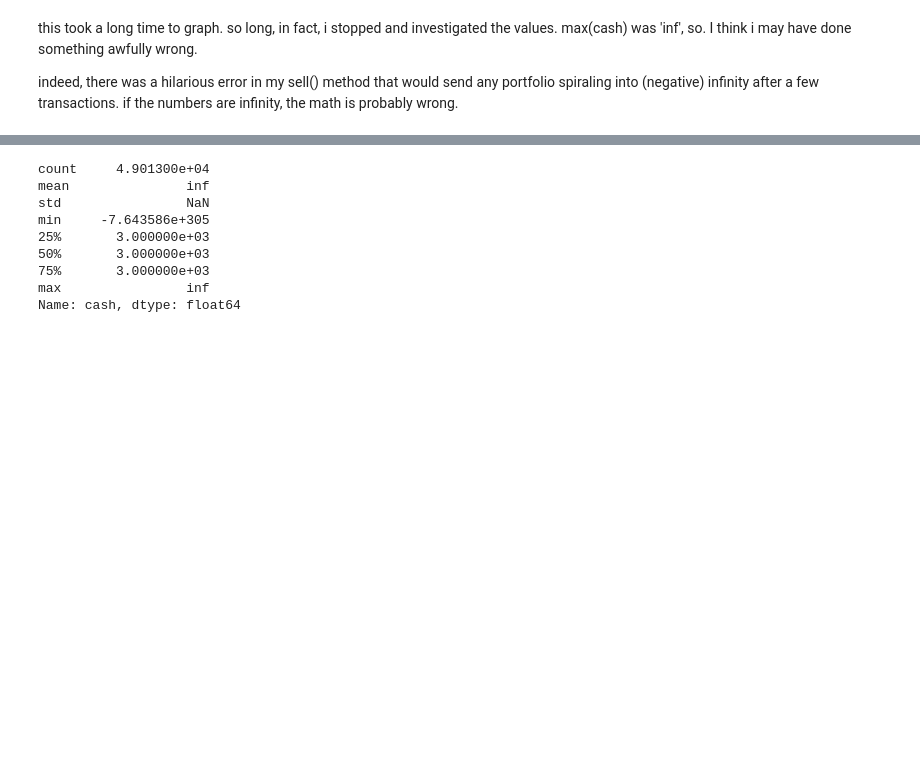
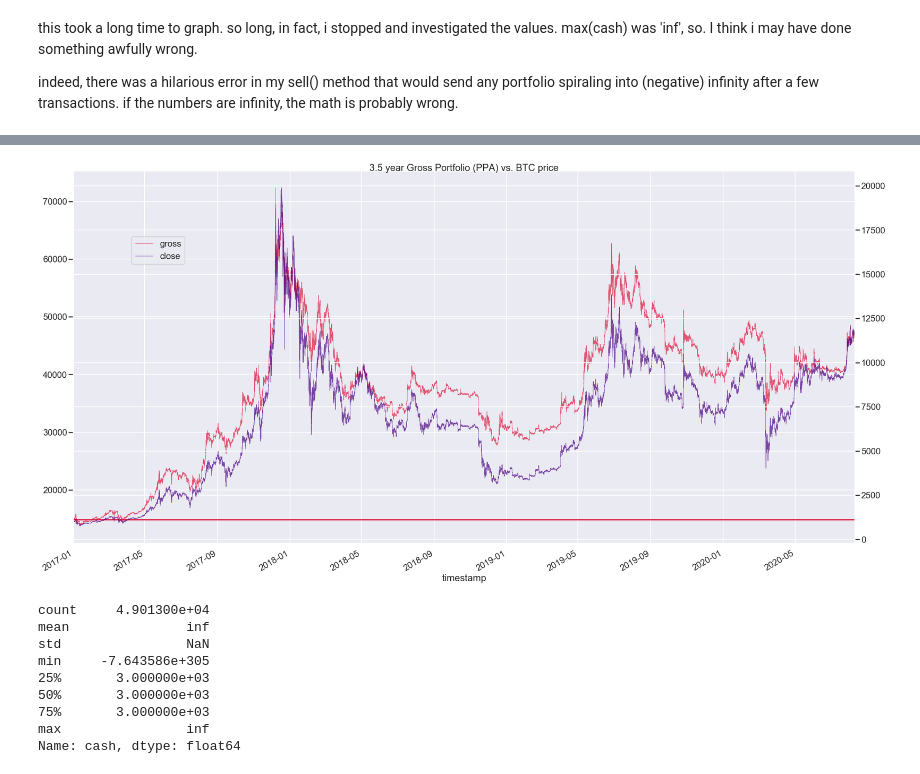
Before and after one commit to mcleverley/crypto_ppa, a Jupyter notebook: backtesting.ipynb, the cells around one changed output, grey strips where cells are left out. Cells and saved outputs as stored; diff of their text form; code cells hidden in the pictures; blank space fills up the shorter version.

```diff
--- a/backtesting.ipynb
+++ b/backtesting.ipynb
@@ -547,0 +584,6 @@ KeyboardInterrupt:
+# %%
+def calc_gross(row): # gross wealth of 'coin' and 'cash' in usd
+    # just multiply 'coin' by 'closing_price' and add to cash
+    gross = row['cash'] + (row['coin']*row['close'])
+    return gross
+df['gross'] = df.apply(lambda row: calc_gross(row), axis=1)
@@ -547,0 +635,37 @@ KeyboardInterrupt:
+# %%
+def draw_gross_portfolio(df): # dataframe. subset the timestamps to zoom in on an area
+
+    sns.set(style="darkgrid", rc={'figure.figsize':(35,19)})
+    sns.set_context('poster')
+
+    w = 1 # line width
+    # tinkering with alpha levels to make it more readable
+    ax = df.plot(x="timestamp", y='gross', color='crimson', alpha=0.7, legend=False,linewidth=w)
+
+#     ax2 = ax.twinx() # twin axes for multilines
+#     df.plot(x="timestamp", y='adj_coin', ax=ax2, color='darkorange', alpha=0.7, legend=False,linewidth=w)
+
+    ax3 = ax.twinx()
+    df.plot(x='timestamp', y='close', ax=ax3, color='indigo', alpha=0.7, legend=False,linewidth=w,
+#             tick_params={
+#     axis:'y',          # changes apply to the x-axis
+#     which:'both',      # both major and minor ticks are affected
+#     bottom:False,      # ticks along the bottom edge are off
+#     top:False,         # ticks along the top edge are off
+#     labelbottom:False}
+           )
+
+    ax.figure.legend(loc='lower right', bbox_to_anchor=(0.15, 0.58, 0,0))
+    plt.title('3.5 year Gross Portfolio (PPA) vs. BTC price',
+              fontdict={'verticalalignment': 'center',})
+    # horizontal lines denote starting investment
+    ax.axhline(y=df.iloc[0]['gross'], color='crimson')
+#     ax2.axhline(y=df.iloc[0]['adj_coin'], color='darkorange')
+
+    plt.show()
+    return
+
+last = sub[-1000:]
+draw_gross_portfolio(sub)
+# %% [output]
+[figure, added]
```
Also changed, not shown: parts of 21 cells of this notebook.
